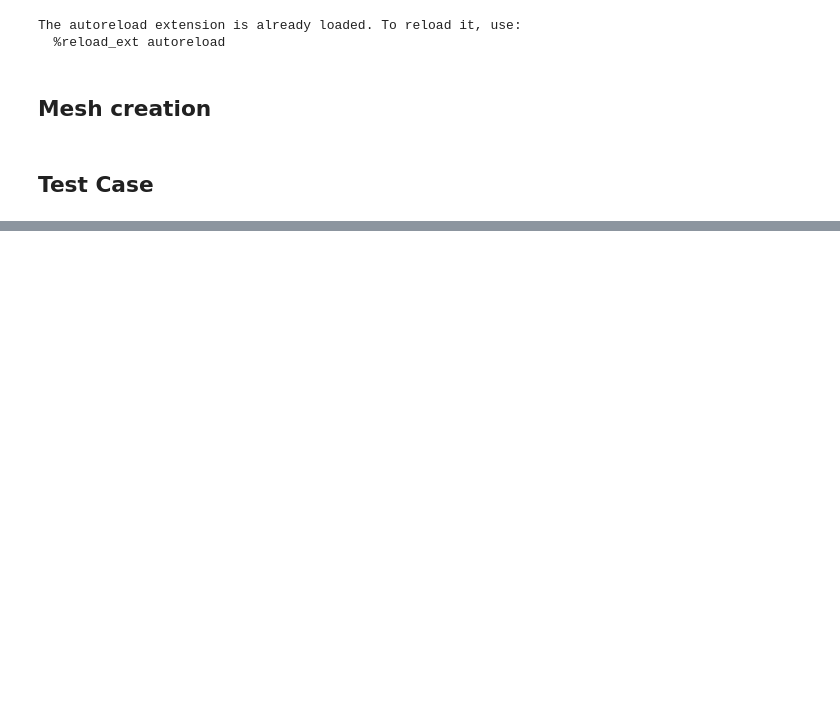
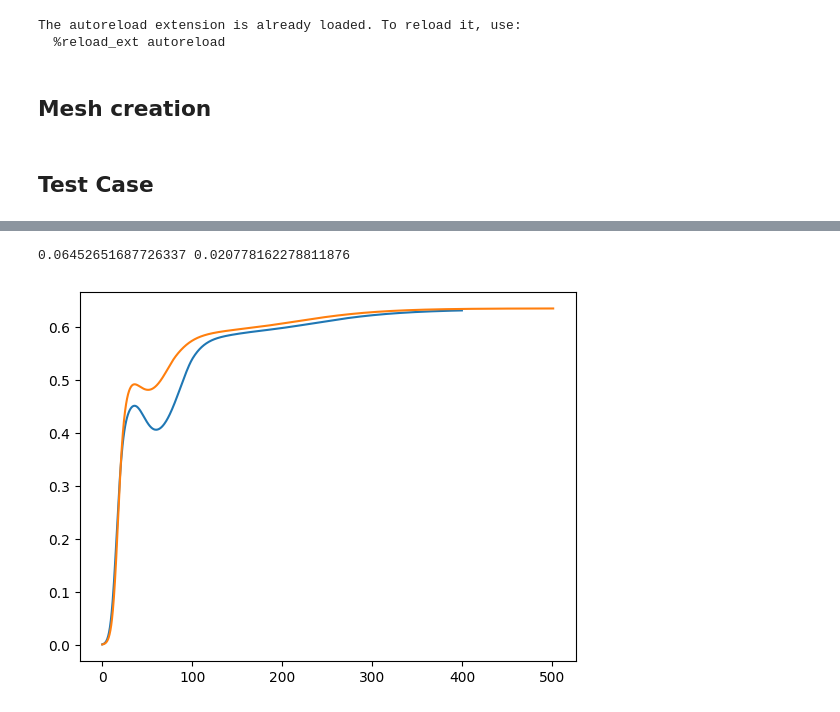
Before and after one commit to saragazzoni/Master_Thesis, a Jupyter notebook: Model2D/main.ipynb, the cells around one changed output, grey strips where cells are left out. Drawn from its saved outputs; the diff is of its cells as text; code cells hidden in the pictures; blank space fills up the shorter version.

```diff
--- a/Model2D/main.ipynb
+++ b/Model2D/main.ipynb
@@ -96,0 +122,21 @@ print(csc[-1],dc[-1],tdc[-1])
+# %%
+path_sol1 = "../Model3D/solutions/t400_masses"
+mesh2 = IntervalMesh(20,0,1)
+V2 = FunctionSpace(mesh2,"P",1)
+c = Function(V2)
+cfile = XDMFFile(path_sol1 + '/c.xdmf')
+c1 = []
+for i in range(50,200,2):
+    cfile.read_checkpoint(c,"c",i)
+    c1. append(c.vector().min())
+    # ctot.append(assemble(c*dx))
+# %%
+path_sol2 = "../Model1D/solutions/B_Km0.005"
+mesh2 = UnitSquareMesh(20,20)
+V2 = FunctionSpace(mesh2,"P",2)
+c = Function(V2)
+cfile = XDMFFile(path_sol2 + '/c.xdmf')
+c2 = []
+for i in range(25,100):
+    cfile.read_checkpoint(c,"c",i)
+    c2.append(c.vector().min())
@@ -96,0 +148,13 @@ print(csc[-1],dc[-1],tdc[-1])
+# %%
+mass1 = np.load(path_sol1 + '/mass.npy')
+time1 = np.arange(0,400,0.5)
+mass2 = np.load(path_sol2 + '/mass.npy')
+time2 = np.arange(0,501,0.1)
+plt.plot(time1,mass1)
+plt.plot(time2,mass2)
+# print(mass1[50:200])
+x = np.arange(250,1000,5)
+print(np.mean(mass2[x] - mass1[50:200]),np.std(mass2[x] - mass1[50:200]))
+# %% [output]
+0.06452651687726337 0.020778162278811876
+[figure, added]
```
Also changed, not shown: parts of 7 cells of this notebook, 6 other files.
